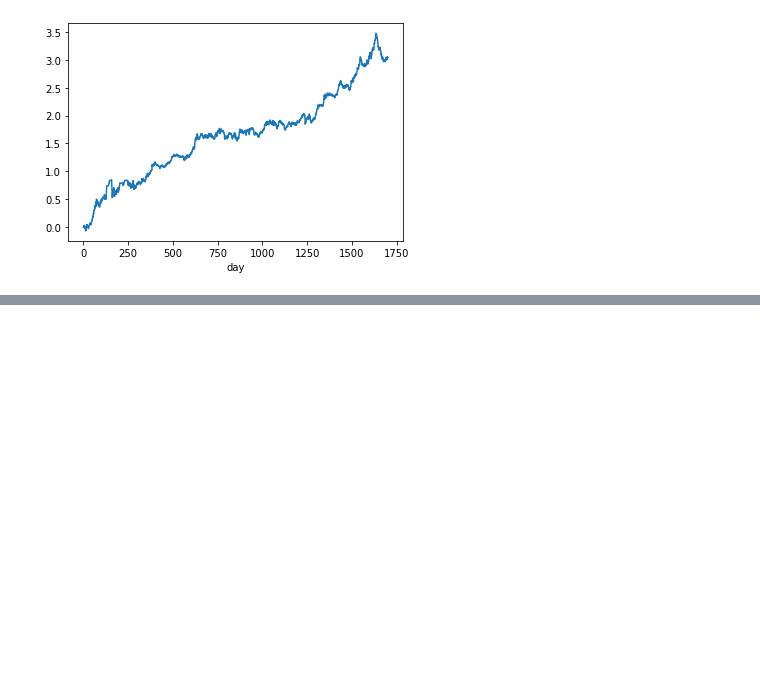
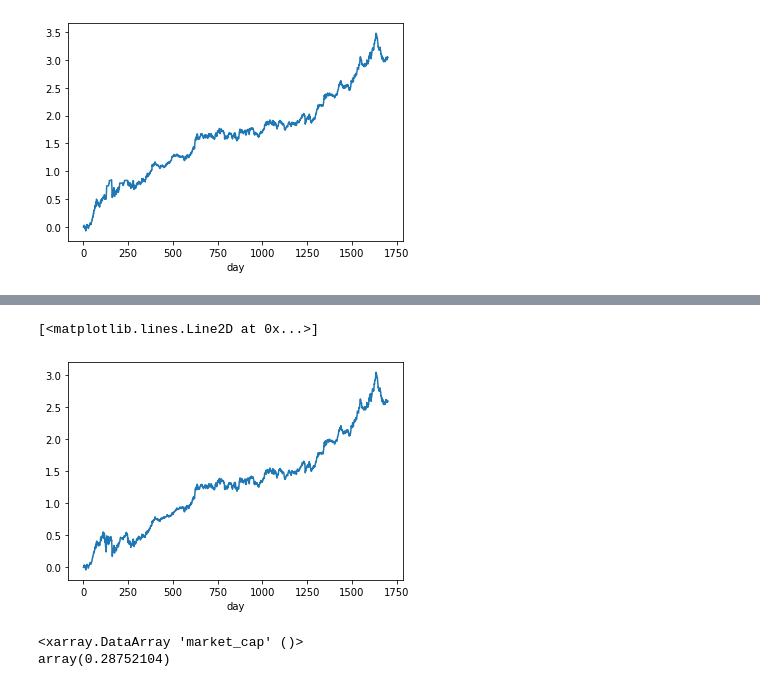
Before and after one commit to owen8877/qids-2023-comp, a Jupyter notebook: playground/shockspeare/2_Mar19_Trade.ipynb, the cells around one changed output, grey strips where cells are left out. Saved outputs shown, nothing was run; the diff lists cells and outputs as text; code cells hidden in the pictures; blank space fills up the shorter version.

```diff
--- a/playground/shockspeare/2_Mar19_Trade.ipynb
+++ b/playground/shockspeare/2_Mar19_Trade.ipynb
@@ -190,0 +203,40 @@ simple_return = (stat.holding_return - stat.open_fee.shift(day=1) - stat.close_f
+# %%
+class PEMCPortfolio:
+    def __init__(self):
+        pass
+
+    def initialize(self, X, y):
+        pass
+
+    def train(self, X, y):
+        pass
+
+    def construct(self, X):
+        current_day = X.day.max().item()
+        X_ = X.sel(day=[current_day])
+        pe = X_.pe
+        mc = X_.market_cap
+        good_company = (pe > 0) & (pe < 15) # find companies with good pe and market cap
+        market_pe = pe.median().item() # find market median pe to see if market is hyped
+        good_company = (pe > 0.1*market_pe) & (pe < market_pe) # find companies with good pe and market cap
+        investment = np.where(good_company, 1 / pe**5, 0) # invest only the good company
+        s = max(1e-6, investment.sum())
+        y = investment / s
+        # y *= min(50 / market_pe, 1)
+        y *= (y>0.01)
+        return y  # scaled by market hypeness
+# %%
+pemc_portfolio = PEMCPortfolio()
+stat = bt.cross_validation(pemc_portfolio, ['pe','market_cap'], ds, lookback_window=3, need_full_lookback=True)
+# %%
+# 0<pe<15; market_pe = 50; inverse PE**5
+simple_return = (stat.holding_return - stat.open_fee.shift(day=1) - stat.close_fee).fillna(0).sum(dim='asset')
+(np.log(simple_return + 1).cumsum()).plot(x='day')
+# %% [output]
+[<matplotlib.lines.Line2D at 0x...>]
+[figure, added]
+# %%
+mc.min()
+# %% [output]
+<xarray.DataArray 'market_cap' ()>
+array(0.28752104)
```
Also changed, not shown: parts of 3 cells of this notebook, 1 other file.
